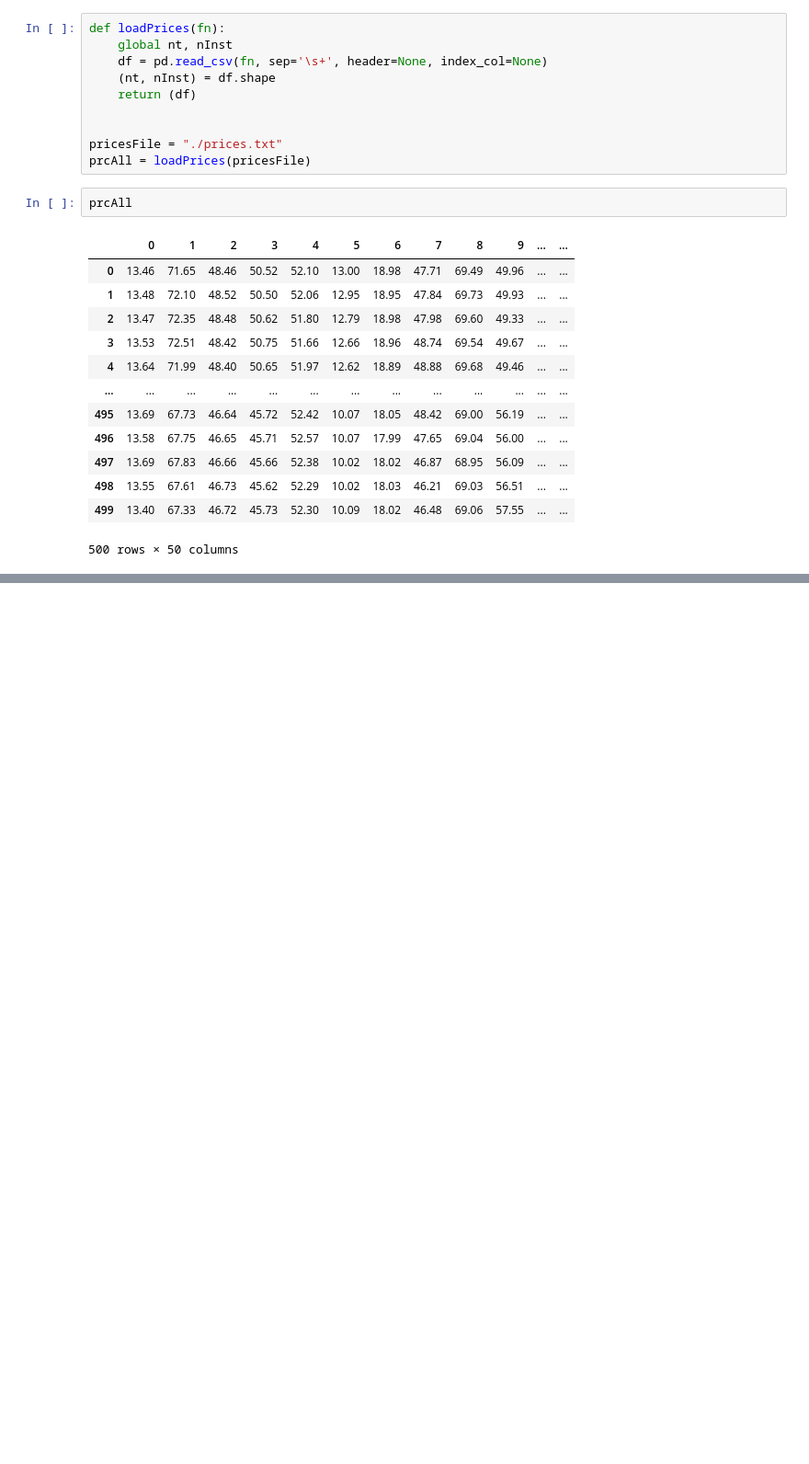
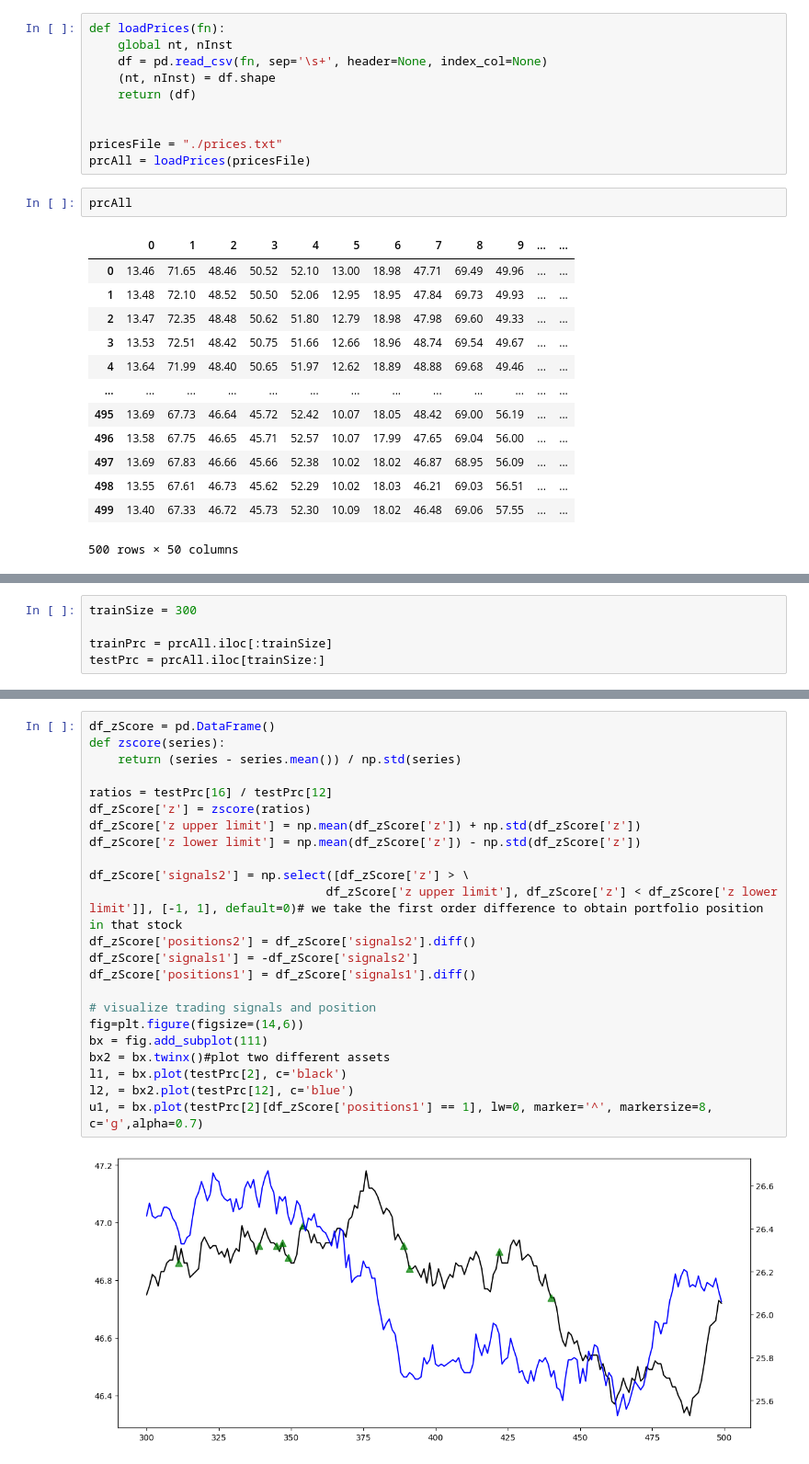
Before and after one commit to junhongliu-317/algothon24-starter-code, a Jupyter notebook: pairsTesting.ipynb, the cells around one changed output, grey strips where cells are left out. Shown at 92% size. Saved outputs shown, nothing was run; the diff lists cells and outputs as text; blank space fills up the shorter version.

```diff
--- a/pairsTesting.ipynb
+++ b/pairsTesting.ipynb
@@ -42,0 +35,5 @@ abs(corr.iloc[0,49])
+# %%
+trainSize = 300
+
+trainPrc = prcAll.iloc[:trainSize]
+testPrc = prcAll.iloc[trainSize:]
@@ -74,0 +127,25 @@ inst2 = correlatedInsts[0][1]
+# %%
+df_zScore = pd.DataFrame()
+def zscore(series):
+    return (series - series.mean()) / np.std(series)
+
+ratios = testPrc[16] / testPrc[12]
+df_zScore['z'] = zscore(ratios)
+df_zScore['z upper limit'] = np.mean(df_zScore['z']) + np.std(df_zScore['z'])
+df_zScore['z lower limit'] = np.mean(df_zScore['z']) - np.std(df_zScore['z'])
+
+df_zScore['signals2'] = np.select([df_zScore['z'] > \
+                                 df_zScore['z upper limit'], df_zScore['z'] < df_zScore['z lower limit']], [-1, 1], default=0)# we take the first order difference to obtain portfolio position in that stock
+df_zScore['positions2'] = df_zScore['signals2'].diff()
+df_zScore['signals1'] = -df_zScore['signals2']
+df_zScore['positions1'] = df_zScore['signals1'].diff()
+
+# visualize trading signals and position
+fig=plt.figure(figsize=(14,6))
+bx = fig.add_subplot(111)
+bx2 = bx.twinx()#plot two different assets
+l1, = bx.plot(testPrc[2], c='black')
+l2, = bx2.plot(testPrc[12], c='blue')
+u1, = bx.plot(testPrc[2][df_zScore['positions1'] == 1], lw=0, marker='^', markersize=8, c='g',alpha=0.7)
+# %% [output]
+[figure, added]
```
Also changed, not shown: parts of 11 cells of this notebook, 2 other files.
